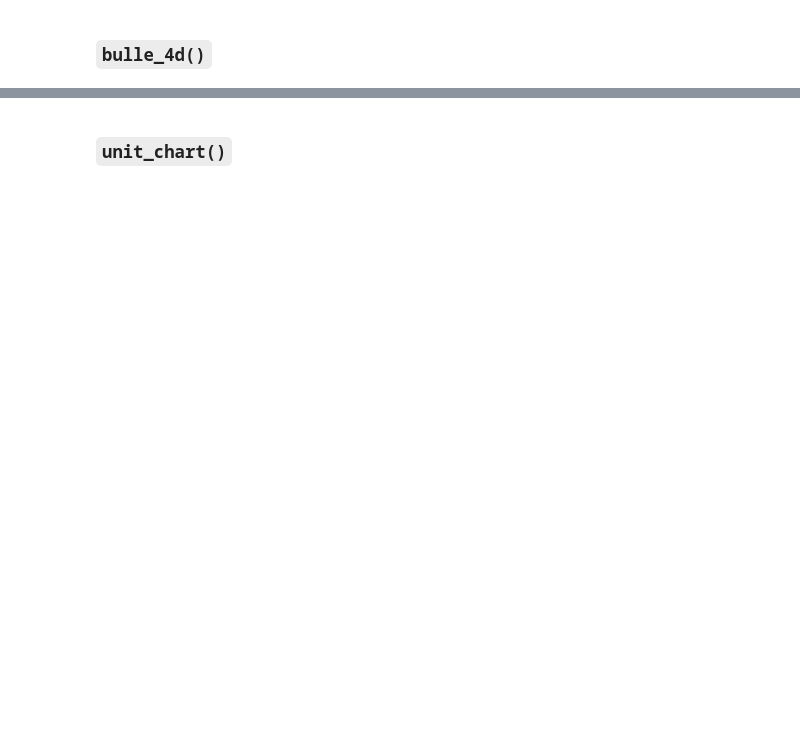
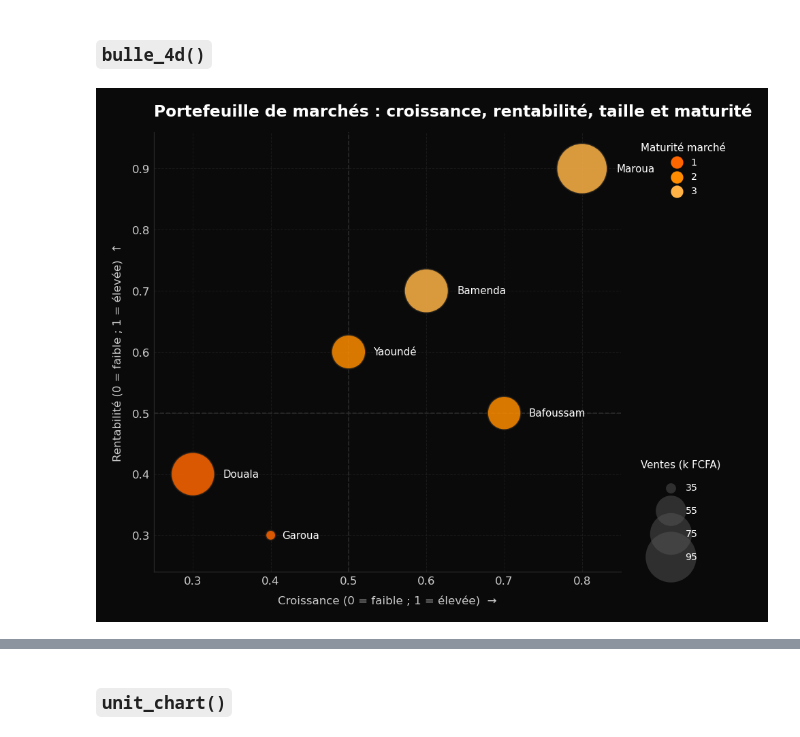
Before and after one commit to princejeanluc/beauviz, a Jupyter notebook: galerie.ipynb, the cells around one changed output, grey strips where cells are left out. Cells and saved outputs as stored; diff of their text form; code cells hidden in the pictures; blank space fills up the shorter version.

```diff
--- a/galerie.ipynb
+++ b/galerie.ipynb
@@ -39,3 +40,12 @@ np.random.seed(42)
 ## 🚀 Démarrage rapide — de zéro à un graphique en 5 lignes
 
 Copie-colle le bloc ci-dessous dans n'importe quel notebook pour obtenir immédiatement un graphique publiable.
+# %%
+bg.THEMES["orange_noir"] = {
+    "bg":          "#0A0A0A",    # fond quasi-noir
+    "texte":       "#FFFFFF",    # blanc pour tout le texte principal
+    "texte_dim":   "#CCCCCC",    # gris clair pour texte secondaire / axes
+    "grille":      "#2A2A2A",    # grille très discrète
+    "fond_neutre": "#1A1A1A",    # remplace le blanc neutre (trous donut, etc.)
+    "serie_dim":   "#555555",    # séries non-focus en gris foncé
+}
@@ -335,5 +372,24 @@ plt.show()
 # %% [markdown]
 ### `bulle_4d()`
+# %%
+bg.PALETTE = ["#FF6600", "#FF8C00", "#FFB347"]
+bulle_4d(
+    x=[0.3, 0.5, 0.7, 0.4, 0.6, 0.8],
+    y=[0.4, 0.6, 0.5, 0.3, 0.7, 0.9],
+    taille=[ventes_douala[-1], ventes_yaounde[-1], 60, 35, 80, 95],
+    couleur_var=[1, 2, 2, 1, 3, 3],
+    labels=["Douala", "Yaoundé", "Bafoussam", "Garoua", "Bamenda", "Maroua"],
+    xlabel="Croissance (0 = faible ; 1 = élevée)",
+    ylabel="Rentabilité (0 = faible ; 1 = élevée)",
+    label_taille="Ventes (k FCFA)",
+    label_couleur="Maturité marché",
+    quadrants=True,
+    titre="Portefeuille de marchés : croissance, rentabilité, taille et maturité",
+)
+plt.show()
+# → bulles orange, orange chaud, orange pâle, orange sombre automatiquement
+# %% [output]
+[figure, added]
 # %%
 bulle_4d(
     x=[0.3, 0.5, 0.7, 0.4, 0.6, 0.8],
```
Also changed, not shown: parts of 48 cells of this notebook, 4 other files.
